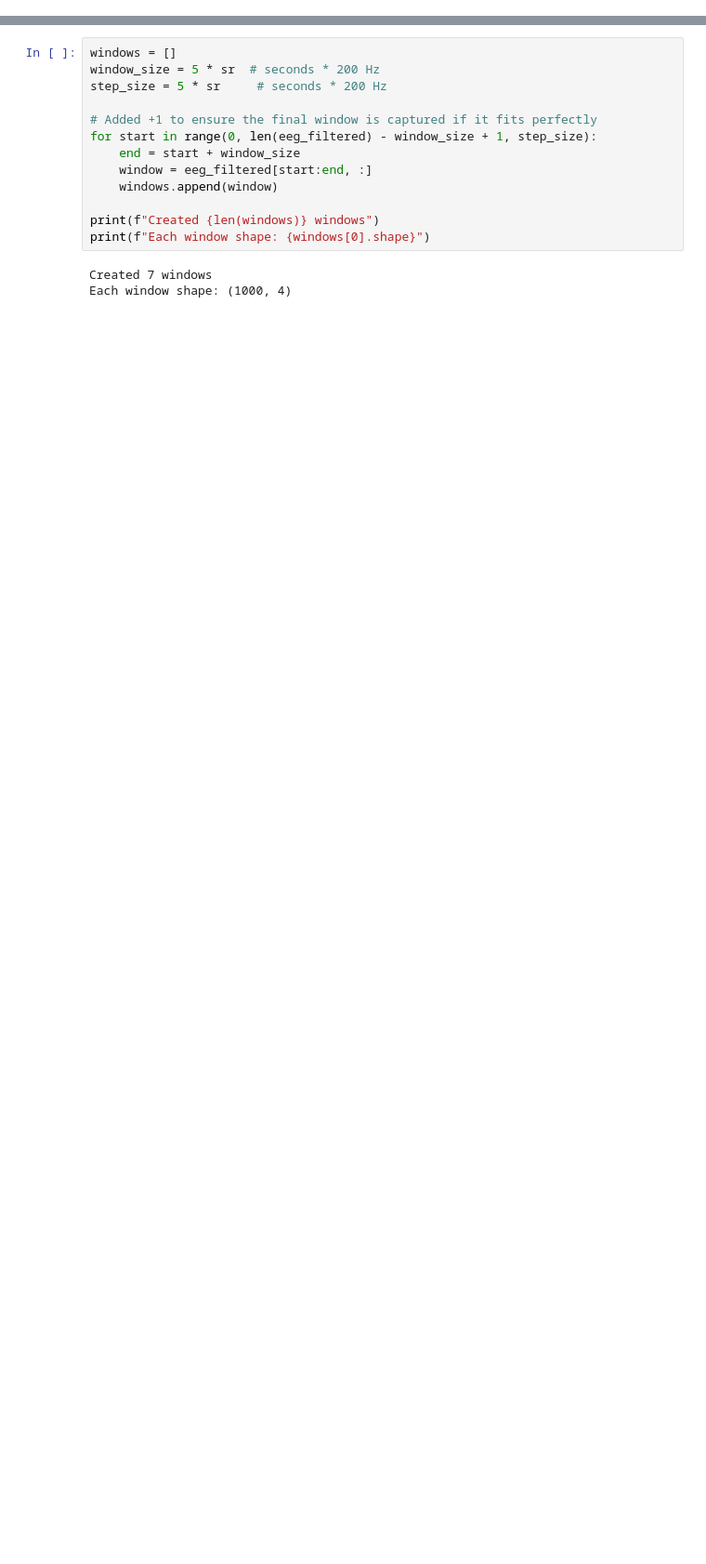
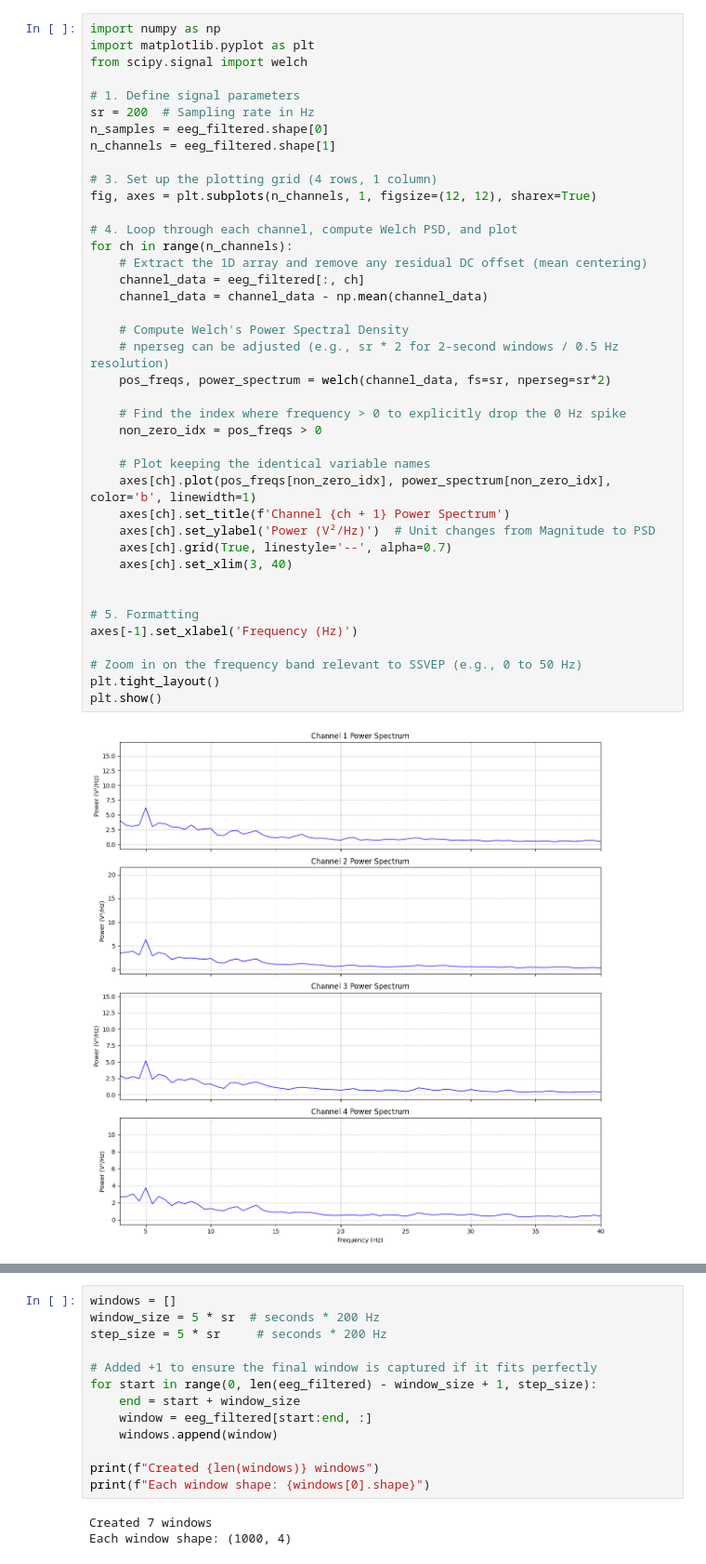
Before and after one commit to aylong-git/Ganglion, a Jupyter notebook: recordings/analyze.ipynb, the cells around one changed output, grey strips where cells are left out. Shown at 93% size. Drawn from its saved outputs; the diff is of its cells as text; blank space fills up the shorter version.

```diff
--- a/recordings/analyze.ipynb
+++ b/recordings/analyze.ipynb
@@ -84,3 +82,45 @@ plt.show()
+# %%
+import numpy as np
+import matplotlib.pyplot as plt
+from scipy.signal import welch
+
+# 1. Define signal parameters
+sr = 200  # Sampling rate in Hz
+n_samples = eeg_filtered.shape[0]
+n_channels = eeg_filtered.shape[1]
+
+# 3. Set up the plotting grid (4 rows, 1 column)
+fig, axes = plt.subplots(n_channels, 1, figsize=(12, 12), sharex=True)
+
+# 4. Loop through each channel, compute Welch PSD, and plot
+for ch in range(n_channels):
+    # Extract the 1D array and remove any residual DC offset (mean centering)
+    channel_data = eeg_filtered[:, ch]
+    channel_data = channel_data - np.mean(channel_data)
+
+    # Compute Welch's Power Spectral Density
+    # nperseg can be adjusted (e.g., sr * 2 for 2-second windows / 0.5 Hz resolution)
+    pos_freqs, power_spectrum = welch(channel_data, fs=sr, nperseg=sr*2)
+
+    # Find the index where frequency > 0 to explicitly drop the 0 Hz spike
+    non_zero_idx = pos_freqs > 0
+
+    # Plot keeping the identical variable names
+    axes[ch].plot(pos_freqs[non_zero_idx], power_spectrum[non_zero_idx], color='b', linewidth=1)
+    axes[ch].set_title(f'Channel {ch + 1} Power Spectrum')
+    axes[ch].set_ylabel('Power (V²/Hz)')  # Unit changes from Magnitude to PSD
+    axes[ch].grid(True, linestyle='--', alpha=0.7)
+    axes[ch].set_xlim(3, 40)
+
+
+# 5. Formatting
+axes[-1].set_xlabel('Frequency (Hz)')
+
+# Zoom in on the frequency band relevant to SSVEP (e.g., 0 to 50 Hz)
+plt.tight_layout()
+plt.show()
+# %% [output]
+[figure, added]
 # %%
 for channel in range(4):
     plt.figure(figsize=(12, 4))
```
Also changed, not shown: parts of 6 cells of this notebook, 17 other files.
